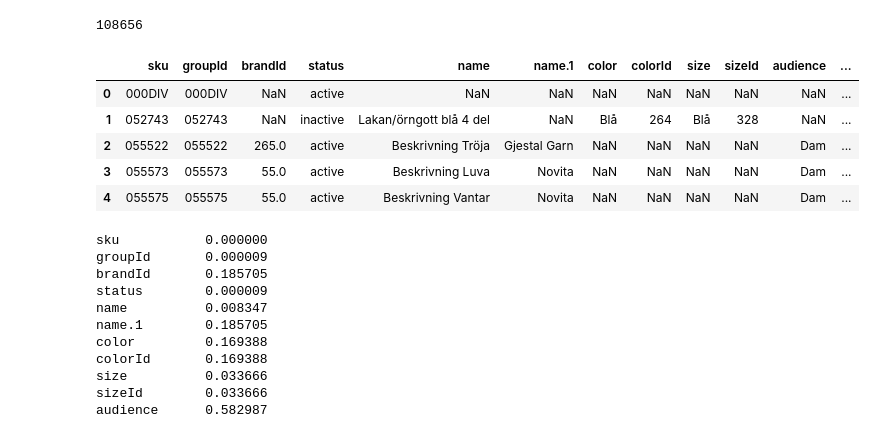
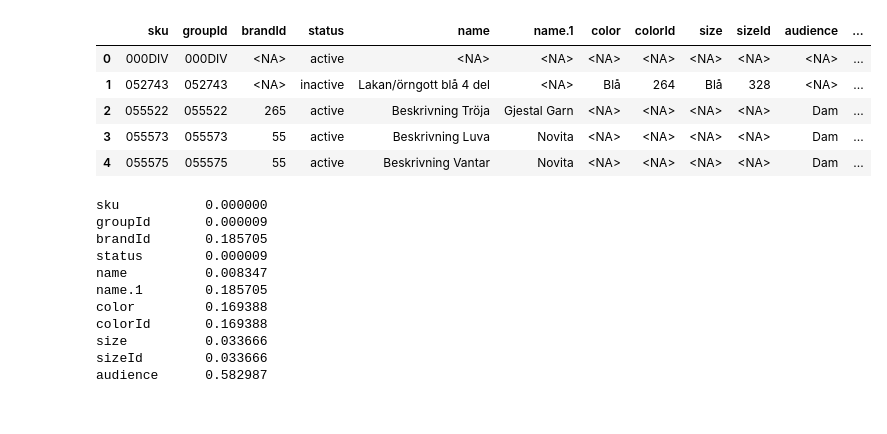
Before and after one commit to maria-lagerholm/itcm_recommendation_engine, a Jupyter notebook: notebooks/eda_articles.ipynb, the cells around one changed output. Saved outputs shown, nothing was run; the diff lists cells and outputs as text; code cells hidden in the pictures.

```diff
--- a/notebooks/eda_articles.ipynb
+++ b/notebooks/eda_articles.ipynb
@@ -12,22 +9,14 @@ articles.head()
-# %%
-#how many rows are there in articles?
-print(len(articles))
-# %% [output]
-108656
 # %%
-import pandas as pd
-articles = pd.read_csv("../data/external/articles.csv")
-
 articles = articles.drop(columns=['length', 'width', 'height', 'weight'])
 
 articles.head()
 # %% [output]
 |  | sku | groupId | brandId | status | name | name.1 | color | colorId | size | sizeId | audience | ... |
-| 0 | 000DIV | 000DIV | NaN | active | NaN | NaN | NaN | NaN | NaN | NaN | NaN | ... |
-| 1 | 052743 | 052743 | NaN | inactive | Lakan/örngott blå 4 del | NaN | Blå | 264 | Blå | 328 | NaN | ... |
-| 2 | 055522 | 055522 | 265.0 | active | Beskrivning Tröja | Gjestal Garn | NaN | NaN | NaN | NaN | Dam | ... |
-| 3 | 055573 | 055573 | 55.0 | active | Beskrivning Luva | Novita | NaN | NaN | NaN | NaN | Dam | ... |
-| 4 | 055575 | 055575 | 55.0 | active | Beskrivning Vantar | Novita | NaN | NaN | NaN | NaN | Dam | ... |
+| 0 | 000DIV | 000DIV | <NA> | active | <NA> | <NA> | <NA> | <NA> | <NA> | <NA> | <NA> | ... |
+| 1 | 052743 | 052743 | <NA> | inactive | Lakan/örngott blå 4 del | <NA> | Blå | 264 | Blå | 328 | <NA> | ... |
+| 2 | 055522 | 055522 | 265 | active | Beskrivning Tröja | Gjestal Garn | <NA> | <NA> | <NA> | <NA> | Dam | ... |
+| 3 | 055573 | 055573 | 55 | active | Beskrivning Luva | Novita | <NA> | <NA> | <NA> | <NA> | Dam | ... |
+| 4 | 055575 | 055575 | 55 | active | Beskrivning Vantar | Novita | <NA> | <NA> | <NA> | <NA> | Dam | ... |
 # %%
 #count proportion of missing values in each column
 articles.isnull().sum() / len(articles)
```
Also changed, not shown: parts of 26 cells of this notebook, 1 other file.
